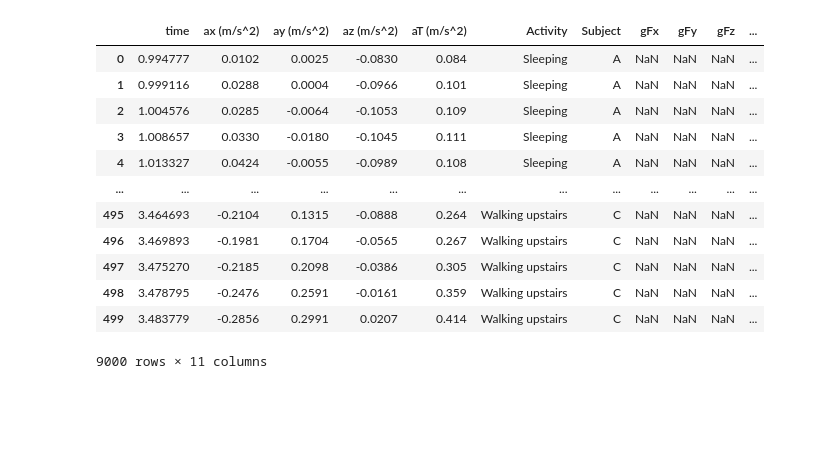
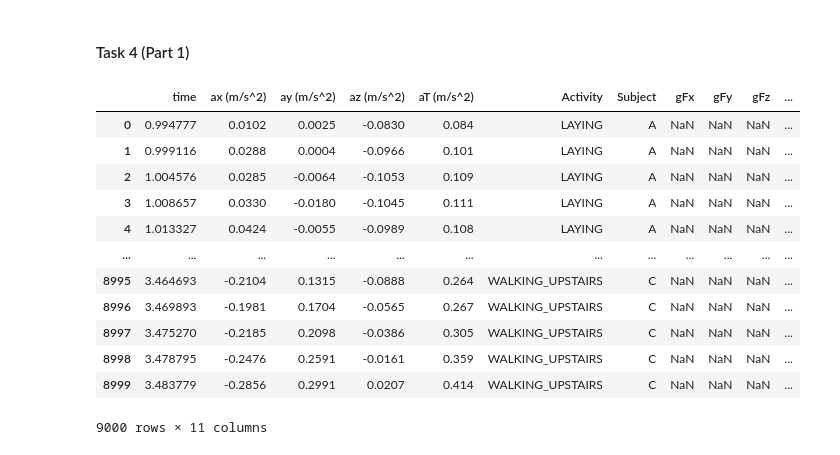
Before and after one commit to Krushan12/Human-Activity-Recognition, a Jupyter notebook: Task 4.ipynb, the cells around one changed output. Cells and saved outputs as stored; diff of their text form; code cells hidden in the pictures; blank space fills up the shorter version.

```diff
--- a/Task 4.ipynb
+++ b/Task 4.ipynb
@@ -1,64 +1,68 @@
+# %% [markdown]
+#### Task 4 (Part 1)
 # %%
 import pandas as pd
 
 # Function to read specific rows from a CSV file and add activity and subject columns
 def read_specific_rows(file_path, activity, subject):
     df = pd.read_csv(file_path, skiprows=range(1, 201), nrows=500)
     df['Activity'] = activity
     df['Subject'] = subject
     return df
 
 # Define activities and subjects
+
 activities = {
-    1: 'Sleeping',
-    2: 'Sitting',
-    3: 'Standing',
-    4: 'Walking',
-    5: 'Walking downstairs',
-    6: 'Walking upstairs'
+    1: 'WALKING',
+    2: 'WALKING_UPSTAIRS',
+    3: 'WALKING_DOWNSTAIRS',
+    4: 'SITTING',
+    5: 'STANDING',
+    6: 'LAYING'
 }
+
 
 subjects = ['A', 'B', 'C']
 
 # Define file paths and corresponding activities and subjects
 files = [
-    (r"C:/Recorded Data/Sleep_1.csv", 1, 'A'),
-    (r"C:/Recorded Data/Sleep_2.csv", 1, 'B'),
-    (r"C:/Recorded Data/Sleep_3.csv", 1, 'C'),
-    (r"C:/Recorded Data/S_1.csv", 2, 'A'),
-    (r"C:/Recorded Data/S_2.csv", 2, 'B'),
-    (r"C:/Recorded Data/S_3.csv", 2, 'C'),
-    (r"C:/Recorded Data/St_1.csv", 3, 'A'),
-    (r"C:/Recorded Data/St_2.csv", 3, 'B'),
-    (r"C:/Recorded Data/St_3.csv", 3, 'C'),
-    (r"C:/Recorded Data/W1.csv", 4, 'A'),
-    (r"C:/Recorded Data/W2.csv", 4, 'B'),
-    (r"C:/Recorded Data/W3.csv", 4, 'C'),
-    (r"C:/Recorded Data/WD_1.csv", 5, 'A'),
-    (r"C:/Recorded Data/WD_2.csv", 5, 'B'),
-    (r"C:/Recorded Data/WD_3.csv", 5, 'C'),
-    (r"C:/Recorded Data/WU_1.csv", 6, 'A'),
-    (r"C:/Recorded Data/WU_2.csv", 6, 'B'),
-    (r"C:/Recorded Data/WU_3.csv", 6, 'C')
+    (r"C:/Recorded Data/Sleep_1.csv", 6, 'A'),
+    (r"C:/Recorded Data/Sleep_2.csv", 6, 'B'),
+    (r"C:/Recorded Data/Sleep_3.csv", 6, 'C'),
+    (r"C:/Recorded Data/S_1.csv", 4, 'A'),
+    (r"C:/Recorded Data/S_2.csv", 4, 'B'),
+    (r"C:/Recorded Data/S_3.csv", 4, 'C'),
+    (r"C:/Recorded Data/St_1.csv", 5, 'A'),
+    (r"C:/Recorded Data/St_2.csv", 5, 'B'),
+    (r"C:/Recorded Data/St_3.csv", 5, 'C'),
+    (r"C:/Recorded Data/W1.csv", 1, 'A'),
+    (r"C:/Recorded Data/W2.csv", 1, 'B'),
+    (r"C:/Recorded Data/W3.csv", 1, 'C'),
+    (r"C:/Recorded Data/WD_1.csv", 3, 'A'),
+    (r"C:/Recorded Data/WD_2.csv", 3, 'B'),
+    (r"C:/Recorded Data/WD_3.csv", 3, 'C'),
+    (r"C:/Recorded Data/WU_1.csv", 2, 'A'),
+    (r"C:/Recorded Data/WU_2.csv", 2, 'B'),
+    (r"C:/Recorded Data/WU_3.csv", 2, 'C')
 ]
 
 # Read and combine all data
-all_data = pd.concat([read_specific_rows(file, activities[activity], subject) for file, activity, subject in files])
+recorded_df = pd.concat([read_specific_rows(file, activities[activity], subject) for file, activity, subject in files], ignore_index=True)
 
 # Save combined data to a CSV file
-all_data.to_csv(r"C:/Recorded Data/Combined_Activities.csv", index=False)
-all_data
+recorded_df.to_csv(r"C:/Recorded Data/Combined_Activities.csv", index = False)
+recorded_df
 # %% [output]
 |  | time | ax (m/s^2) | ay (m/s^2) | az (m/s^2) | aT (m/s^2) | Activity | Subject | gFx | gFy | gFz | ... |
-| 0 | 0.994777 | 0.0102 | 0.0025 | -0.0830 | 0.084 | Sleeping | A | NaN | NaN | NaN | ... |
-| 1 | 0.999116 | 0.0288 | 0.0004 | -0.0966 | 0.101 | Sleeping | A | NaN | NaN | NaN | ... |
-| 2 | 1.004576 | 0.0285 | -0.0064 | -0.1053 | 0.109 | Sleeping | A | NaN | NaN | NaN | ... |
-| 3 | 1.008657 | 0.0330 | -0.0180 | -0.1045 | 0.111 | Sleeping | A | NaN | NaN | NaN | ... |
-| 4 | 1.013327 | 0.0424 | -0.0055 | -0.0989 | 0.108 | Sleeping | A | NaN | NaN | NaN | ... |
+| 0 | 0.994777 | 0.0102 | 0.0025 | -0.0830 | 0.084 | LAYING | A | NaN | NaN | NaN | ... |
+| 1 | 0.999116 | 0.0288 | 0.0004 | -0.0966 | 0.101 | LAYING | A | NaN | NaN | NaN | ... |
+| 2 | 1.004576 | 0.0285 | -0.0064 | -0.1053 | 0.109 | LAYING | A | NaN | NaN | NaN | ... |
+| 3 | 1.008657 | 0.0330 | -0.0180 | -0.1045 | 0.111 | LAYING | A | NaN | NaN | NaN | ... |
+| 4 | 1.013327 | 0.0424 | -0.0055 | -0.0989 | 0.108 | LAYING | A | NaN | NaN | NaN | ... |
 | ... | ... | ... | ... | ... | ... | ... | ... | ... | ... | ... | ... |
-| 495 | 3.464693 | -0.2104 | 0.1315 | -0.0888 | 0.264 | Walking upstairs | C | NaN | NaN | NaN | ... |
-| 496 | 3.469893 | -0.1981 | 0.1704 | -0.0565 | 0.267 | Walking upstairs | C | NaN | NaN | NaN | ... |
-| 497 | 3.475270 | -0.2185 | 0.2098 | -0.0386 | 0.305 | Walking upstairs | C | NaN | NaN | NaN | ... |
-| 498 | 3.478795 | -0.2476 | 0.2591 | -0.0161 | 0.359 | Walking upstairs | C | NaN | NaN | NaN | ... |
-| 499 | 3.483779 | -0.2856 | 0.2991 | 0.0207 | 0.414 | Walking upstairs | C | NaN | NaN | NaN | ... |
+| 8995 | 3.464693 | -0.2104 | 0.1315 | -0.0888 | 0.264 | WALKING_UPSTAIRS | C | NaN | NaN | NaN | ... |
+| 8996 | 3.469893 | -0.1981 | 0.1704 | -0.0565 | 0.267 | WALKING_UPSTAIRS | C | NaN | NaN | NaN | ... |
+| 8997 | 3.475270 | -0.2185 | 0.2098 | -0.0386 | 0.305 | WALKING_UPSTAIRS | C | NaN | NaN | NaN | ... |
+| 8998 | 3.478795 | -0.2476 | 0.2591 | -0.0161 | 0.359 | WALKING_UPSTAIRS | C | NaN | NaN | NaN | ... |
+| 8999 | 3.483779 | -0.2856 | 0.2991 | 0.0207 | 0.414 | WALKING_UPSTAIRS | C | NaN | NaN | NaN | ... |
 9000 rows × 11 columns
```
Also changed, not shown: parts of 3 cells of this notebook, 24 other files.
